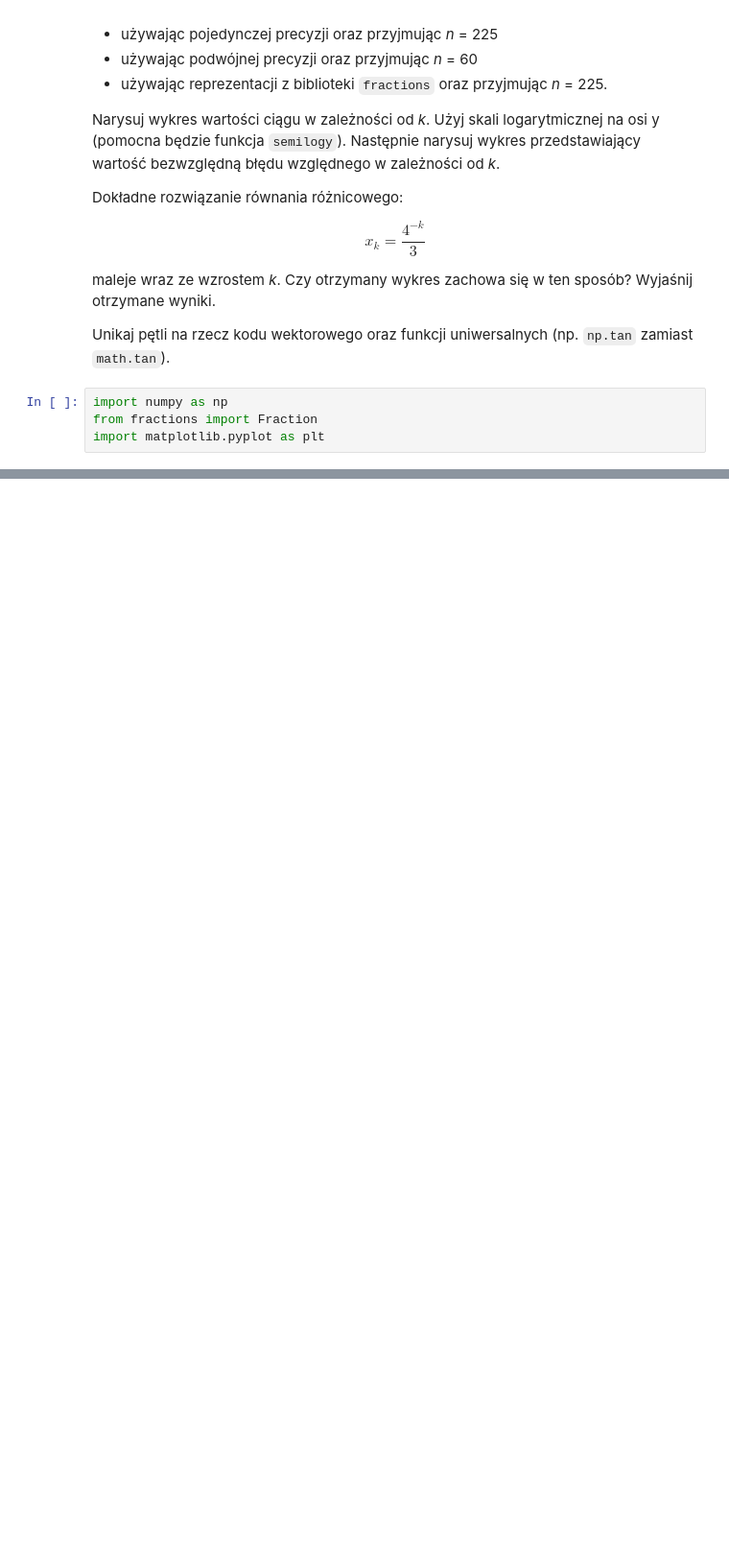
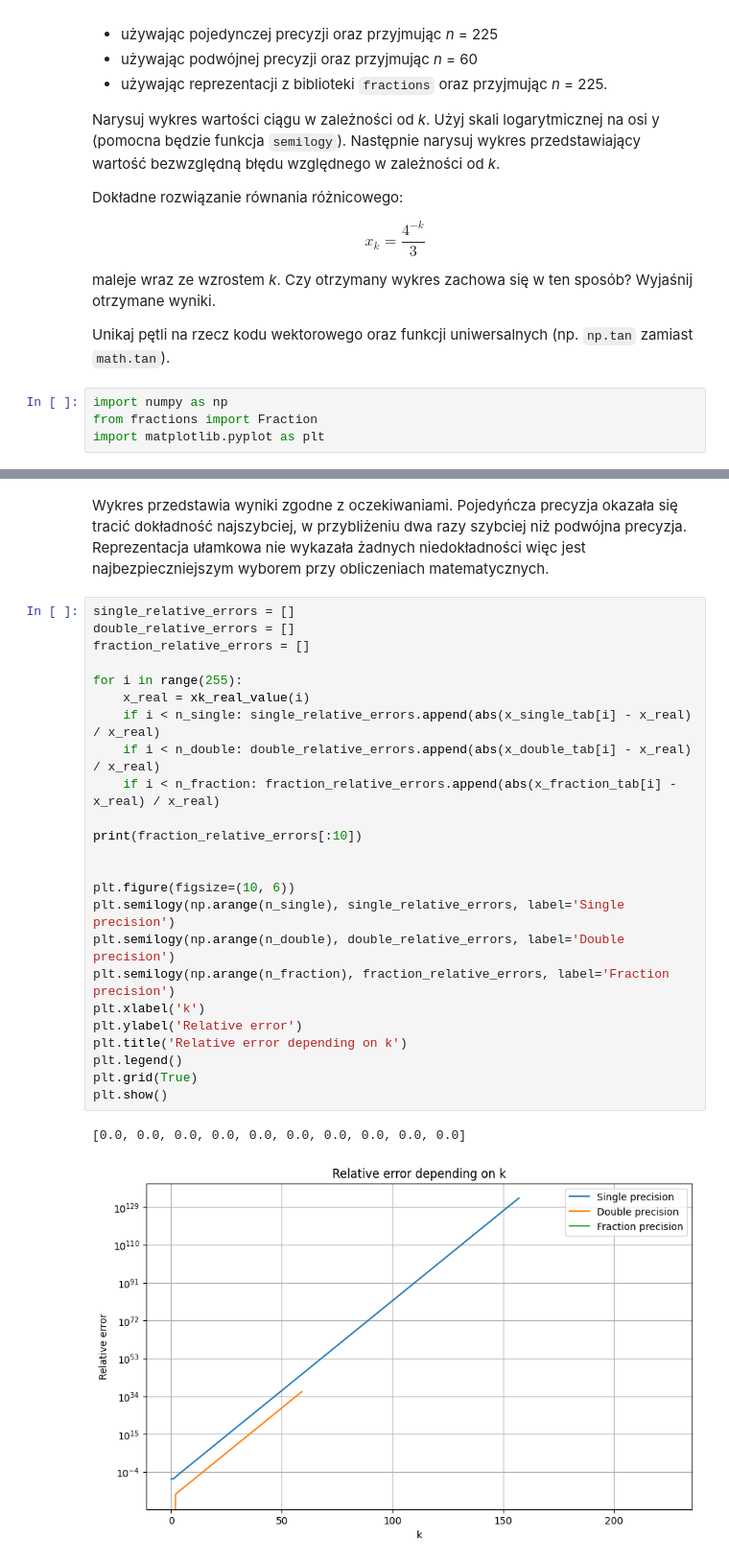
Before and after one commit to biganton/MOWNIT, a Jupyter notebook: lab1.ipynb, the cells around one changed output, grey strips where cells are left out. Shown: that part at 96% size. Saved outputs shown, nothing was run; the diff lists cells and outputs as text; blank space fills up the shorter version.

```diff
--- a/lab1.ipynb
+++ b/lab1.ipynb
@@ -230,0 +218,29 @@ plt.show()
+# %% [markdown]
+Wykres przedstawia wyniki zgodne z oczekiwaniami. Pojedyńcza precyzja okazała się tracić dokładność najszybciej, w przybliżeniu dwa razy szybciej niż podwójna precyzja. Reprezentacja ułamkowa nie wykazała żadnych niedokładności więc jest najbezpieczniejszym wyborem przy obliczeniach matematycznych.
+# %%
+single_relative_errors = []
+double_relative_errors = []
+fraction_relative_errors = []
+
+for i in range(255):
+    x_real = xk_real_value(i)
+    if i < n_single: single_relative_errors.append(abs(x_single_tab[i] - x_real) / x_real)
+    if i < n_double: double_relative_errors.append(abs(x_double_tab[i] - x_real) / x_real)
+    if i < n_fraction: fraction_relative_errors.append(abs(x_fraction_tab[i] - x_real) / x_real)
+
+print(fraction_relative_errors[:10])
+
+
+plt.figure(figsize=(10, 6))
+plt.semilogy(np.arange(n_single), single_relative_errors, label='Single precision')
+plt.semilogy(np.arange(n_double), double_relative_errors, label='Double precision')
+plt.semilogy(np.arange(n_fraction), fraction_relative_errors, label='Fraction precision')
+plt.xlabel('k')
+plt.ylabel('Relative error')
+plt.title('Relative error depending on k')
+plt.legend()
+plt.grid(True)
+plt.show()
+# %% [output]
+[0.0, 0.0, 0.0, 0.0, 0.0, 0.0, 0.0, 0.0, 0.0, 0.0]
+[figure, added]
```
Also changed, not shown: parts of 7 cells of this notebook, 1 other file.
